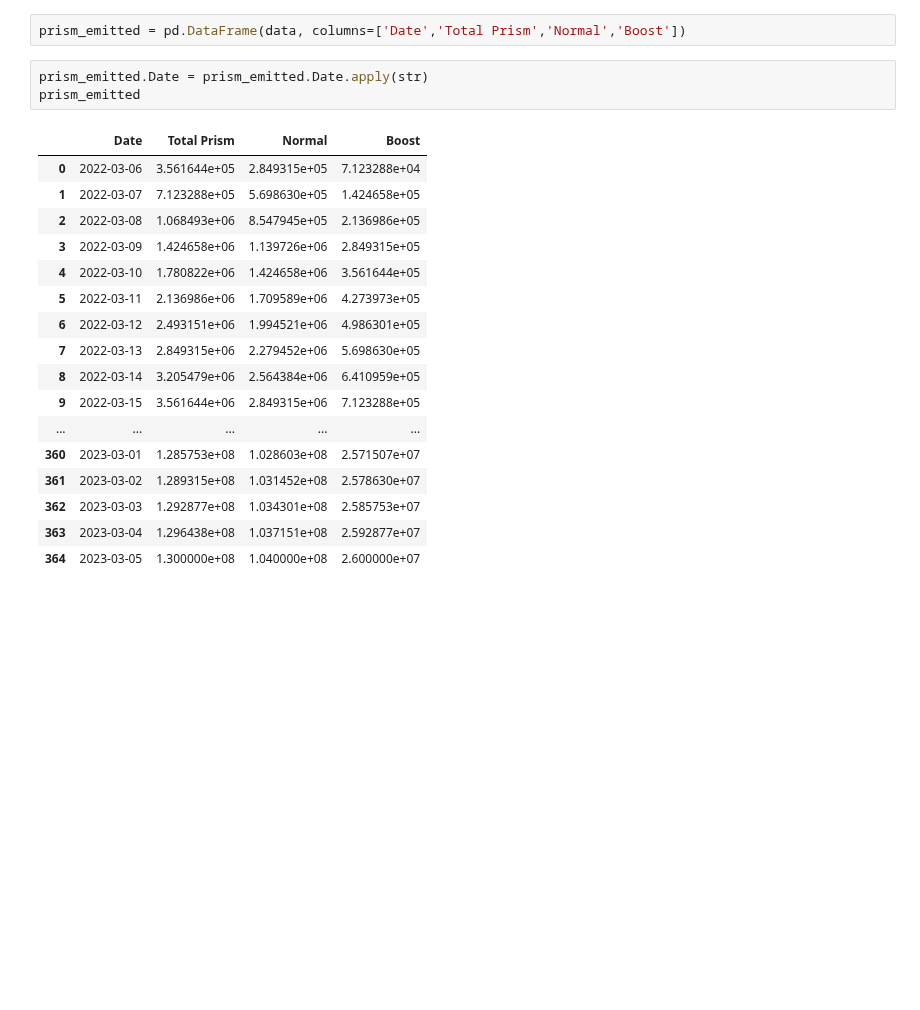
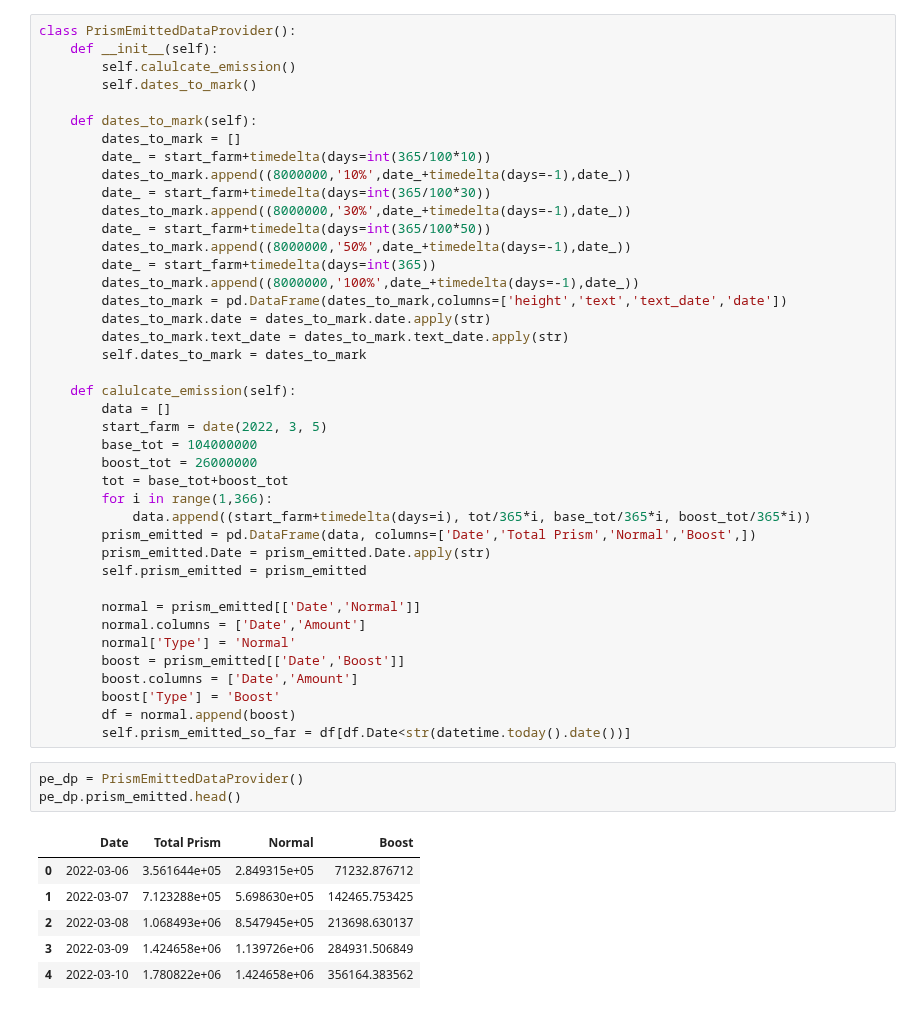
Before and after one commit to IncioMan/prism_forge, a Jupyter notebook: notebook/Prism Farm - APRs.ipynb, the cells around one changed output. Cells and saved outputs as stored; diff of their text form; blank space fills up the shorter version.

Commit message:
prism emission

```diff
--- a/notebook/Prism Farm - APRs.ipynb
+++ b/notebook/Prism Farm - APRs.ipynb
@@ -30,24 +14,52 @@ for i in range(1,366):
-# %%
-prism_emitted = pd.DataFrame(data, columns=['Date','Total Prism','Normal','Boost'])
-# %%
-prism_emitted.Date = prism_emitted.Date.apply(str)
-prism_emitted
-# %% [output]
-|  | Date | Total Prism | Normal | Boost |
-| 0 | 2022-03-06 | 3.561644e+05 | 2.849315e+05 | 7.123288e+04 |
-| 1 | 2022-03-07 | 7.123288e+05 | 5.698630e+05 | 1.424658e+05 |
-| 2 | 2022-03-08 | 1.068493e+06 | 8.547945e+05 | 2.136986e+05 |
-| 3 | 2022-03-09 | 1.424658e+06 | 1.139726e+06 | 2.849315e+05 |
-| 4 | 2022-03-10 | 1.780822e+06 | 1.424658e+06 | 3.561644e+05 |
-| 5 | 2022-03-11 | 2.136986e+06 | 1.709589e+06 | 4.273973e+05 |
-| 6 | 2022-03-12 | 2.493151e+06 | 1.994521e+06 | 4.986301e+05 |
-| 7 | 2022-03-13 | 2.849315e+06 | 2.279452e+06 | 5.698630e+05 |
-| 8 | 2022-03-14 | 3.205479e+06 | 2.564384e+06 | 6.410959e+05 |
-| 9 | 2022-03-15 | 3.561644e+06 | 2.849315e+06 | 7.123288e+05 |
-| ... | ... | ... | ... | ... |
-| 360 | 2023-03-01 | 1.285753e+08 | 1.028603e+08 | 2.571507e+07 |
-| 361 | 2023-03-02 | 1.289315e+08 | 1.031452e+08 | 2.578630e+07 |
-| 362 | 2023-03-03 | 1.292877e+08 | 1.034301e+08 | 2.585753e+07 |
-| 363 | 2023-03-04 | 1.296438e+08 | 1.037151e+08 | 2.592877e+07 |
-| 364 | 2023-03-05 | 1.300000e+08 | 1.040000e+08 | 2.600000e+07 |
+# %%
+class PrismEmittedDataProvider():
+    def __init__(self):
+        self.calulcate_emission()
+        self.dates_to_mark()
+
+    def dates_to_mark(self):
+        dates_to_mark = []
+        date_ = start_farm+timedelta(days=int(365/100*10))
+        dates_to_mark.append((8000000,'10%',date_+timedelta(days=-1),date_))
+        date_ = start_farm+timedelta(days=int(365/100*30))
+        dates_to_mark.append((8000000,'30%',date_+timedelta(days=-1),date_))
+        date_ = start_farm+timedelta(days=int(365/100*50))
+        dates_to_mark.append((8000000,'50%',date_+timedelta(days=-1),date_))
+        date_ = start_farm+timedelta(days=int(365))
+        dates_to_mark.append((8000000,'100%',date_+timedelta(days=-1),date_))
+        dates_to_mark = pd.DataFrame(dates_to_mark,columns=['height','text','text_date','date'])
+        dates_to_mark.date = dates_to_mark.date.apply(str)
+        dates_to_mark.text_date = dates_to_mark.text_date.apply(str)
+        self.dates_to_mark = dates_to_mark
+
+    def calulcate_emission(self):
+        data = []
+        start_farm = date(2022, 3, 5)
+        base_tot = 104000000
+        boost_tot = 26000000
+        tot = base_tot+boost_tot
+        for i in range(1,366):
+            data.append((start_farm+timedelta(days=i), tot/365*i, base_tot/365*i, boost_tot/365*i))
+        prism_emitted = pd.DataFrame(data, columns=['Date','Total Prism','Normal','Boost',])
+        prism_emitted.Date = prism_emitted.Date.apply(str)
+        self.prism_emitted = prism_emitted
+
+        normal = prism_emitted[['Date','Normal']]
+        normal.columns = ['Date','Amount']
+        normal['Type'] = 'Normal'
+        boost = prism_emitted[['Date','Boost']]
+        boost.columns = ['Date','Amount']
+        boost['Type'] = 'Boost'
+        df = normal.append(boost)
+        self.prism_emitted_so_far = df[df.Date<str(datetime.today().date())]
+# %%
+pe_dp = PrismEmittedDataProvider()
+pe_dp.prism_emitted.head()
+# %% [output]
+|  | Date | Total Prism | Normal | Boost |
+| 0 | 2022-03-06 | 3.561644e+05 | 2.849315e+05 | 71232.876712 |
+| 1 | 2022-03-07 | 7.123288e+05 | 5.698630e+05 | 142465.753425 |
+| 2 | 2022-03-08 | 1.068493e+06 | 8.547945e+05 | 213698.630137 |
+| 3 | 2022-03-09 | 1.424658e+06 | 1.139726e+06 | 284931.506849 |
+| 4 | 2022-03-10 | 1.780822e+06 | 1.424658e+06 | 356164.383562 |
 # %%
```
Also changed, not shown: parts of 13 cells of this notebook.
